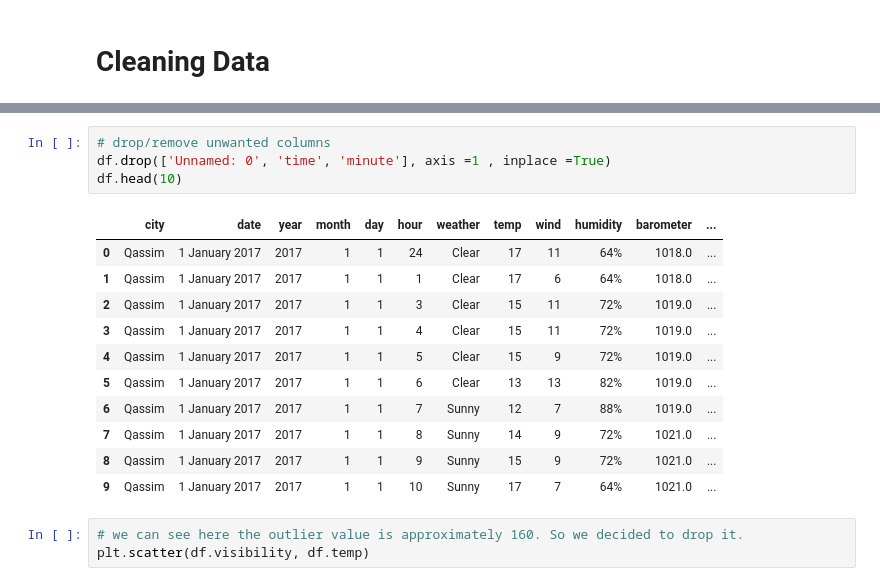
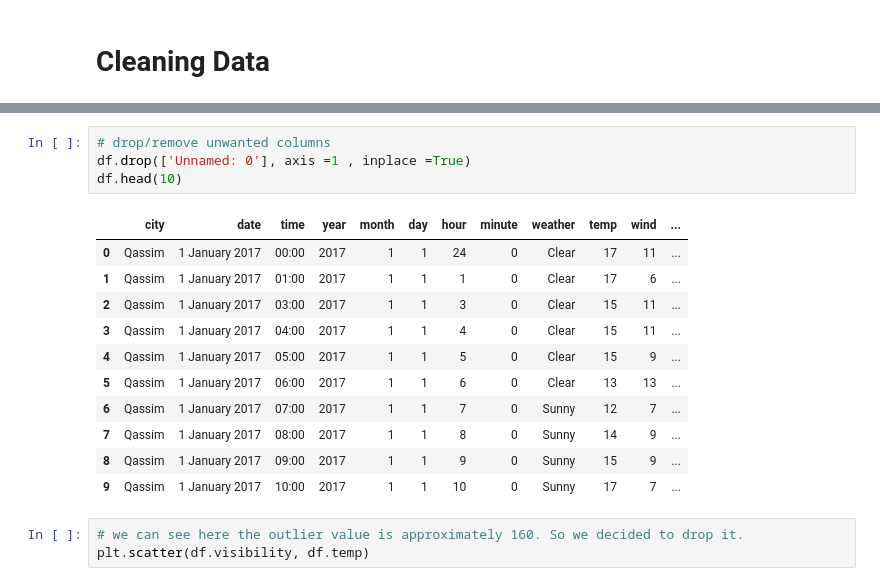
Before and after one commit to M0hannad/KSA_Weather_Prediction, a Jupyter notebook: Notebook/Abdulaziz/DS_project_aziz.ipynb, the cells around one changed output, grey strips where cells are left out. Saved outputs shown, nothing was run; the diff lists cells and outputs as text.

```diff
--- a/Notebook/Abdulaziz/DS_project_aziz.ipynb
+++ b/Notebook/Abdulaziz/DS_project_aziz.ipynb
@@ -98,20 +103,20 @@ visibility    0
 dtype: int64
 # %%
 # drop/remove unwanted columns
-df.drop(['Unnamed: 0', 'time', 'minute'], axis =1 , inplace =True)
+df.drop(['Unnamed: 0'], axis =1 , inplace =True)
 df.head(10)
 # %% [output]
-|  | city | date | year | month | day | hour | weather | temp | wind | humidity | barometer | ... |
-| 0 | Qassim | 1 January 2017 | 2017 | 1 | 1 | 24 | Clear | 17 | 11 | 64% | 1018.0 | ... |
-| 1 | Qassim | 1 January 2017 | 2017 | 1 | 1 | 1 | Clear | 17 | 6 | 64% | 1018.0 | ... |
-| 2 | Qassim | 1 January 2017 | 2017 | 1 | 1 | 3 | Clear | 15 | 11 | 72% | 1019.0 | ... |
-| 3 | Qassim | 1 January 2017 | 2017 | 1 | 1 | 4 | Clear | 15 | 11 | 72% | 1019.0 | ... |
-| 4 | Qassim | 1 January 2017 | 2017 | 1 | 1 | 5 | Clear | 15 | 9 | 72% | 1019.0 | ... |
-| 5 | Qassim | 1 January 2017 | 2017 | 1 | 1 | 6 | Clear | 13 | 13 | 82% | 1019.0 | ... |
-| 6 | Qassim | 1 January 2017 | 2017 | 1 | 1 | 7 | Sunny | 12 | 7 | 88% | 1019.0 | ... |
-| 7 | Qassim | 1 January 2017 | 2017 | 1 | 1 | 8 | Sunny | 14 | 9 | 72% | 1021.0 | ... |
-| 8 | Qassim | 1 January 2017 | 2017 | 1 | 1 | 9 | Sunny | 15 | 9 | 72% | 1021.0 | ... |
-| 9 | Qassim | 1 January 2017 | 2017 | 1 | 1 | 10 | Sunny | 17 | 7 | 64% | 1021.0 | ... |
+|  | city | date | time | year | month | day | hour | minute | weather | temp | wind | ... |
+| 0 | Qassim | 1 January 2017 | 00:00 | 2017 | 1 | 1 | 24 | 0 | Clear | 17 | 11 | ... |
+| 1 | Qassim | 1 January 2017 | 01:00 | 2017 | 1 | 1 | 1 | 0 | Clear | 17 | 6 | ... |
+| 2 | Qassim | 1 January 2017 | 03:00 | 2017 | 1 | 1 | 3 | 0 | Clear | 15 | 11 | ... |
+| 3 | Qassim | 1 January 2017 | 04:00 | 2017 | 1 | 1 | 4 | 0 | Clear | 15 | 11 | ... |
+| 4 | Qassim | 1 January 2017 | 05:00 | 2017 | 1 | 1 | 5 | 0 | Clear | 15 | 9 | ... |
+| 5 | Qassim | 1 January 2017 | 06:00 | 2017 | 1 | 1 | 6 | 0 | Clear | 13 | 13 | ... |
+| 6 | Qassim | 1 January 2017 | 07:00 | 2017 | 1 | 1 | 7 | 0 | Sunny | 12 | 7 | ... |
+| 7 | Qassim | 1 January 2017 | 08:00 | 2017 | 1 | 1 | 8 | 0 | Sunny | 14 | 9 | ... |
+| 8 | Qassim | 1 January 2017 | 09:00 | 2017 | 1 | 1 | 9 | 0 | Sunny | 15 | 9 | ... |
+| 9 | Qassim | 1 January 2017 | 10:00 | 2017 | 1 | 1 | 10 | 0 | Sunny | 17 | 7 | ... |
 # %%
 # we can see here the outlier value is approximately 160. So we decided to drop it.
 plt.scatter(df.visibility, df.temp)
```
Also changed, not shown: parts of 19 cells of this notebook.
